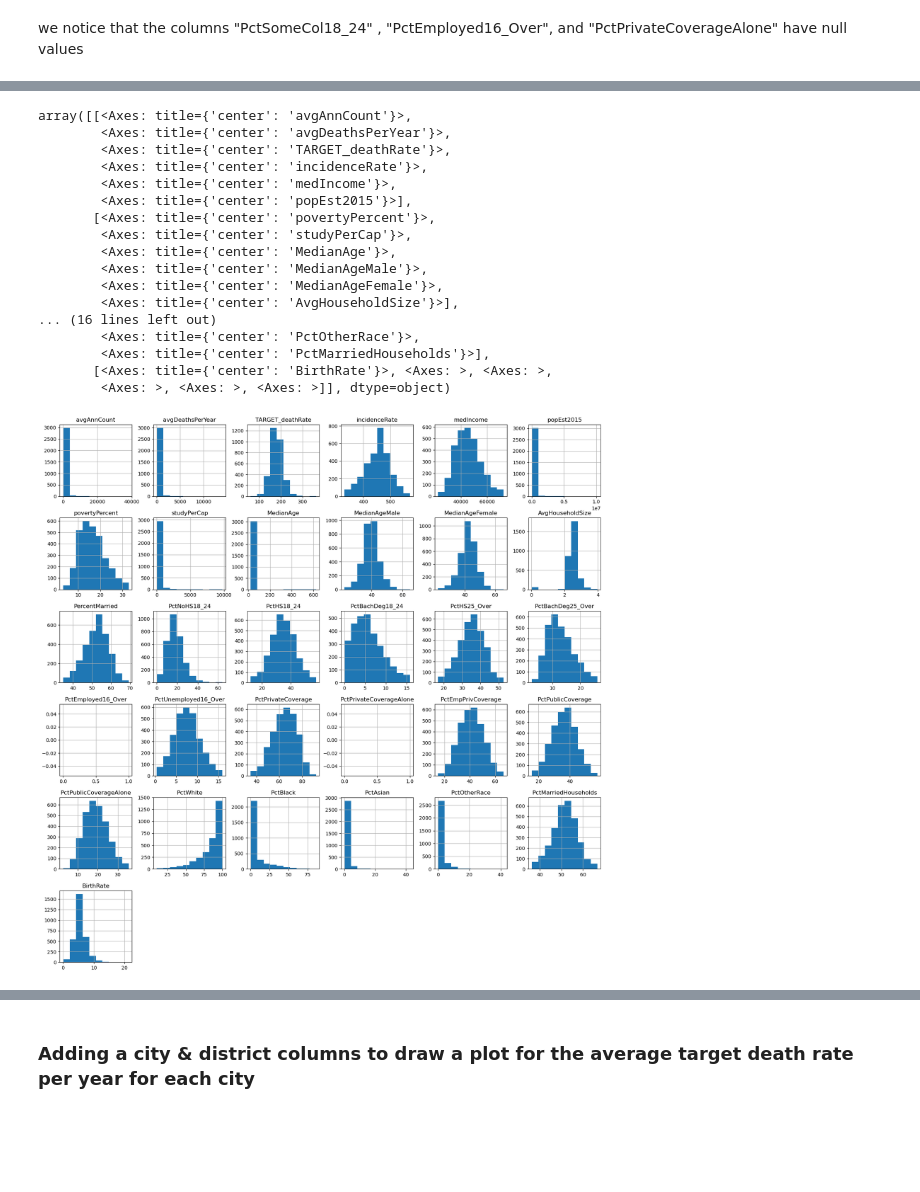
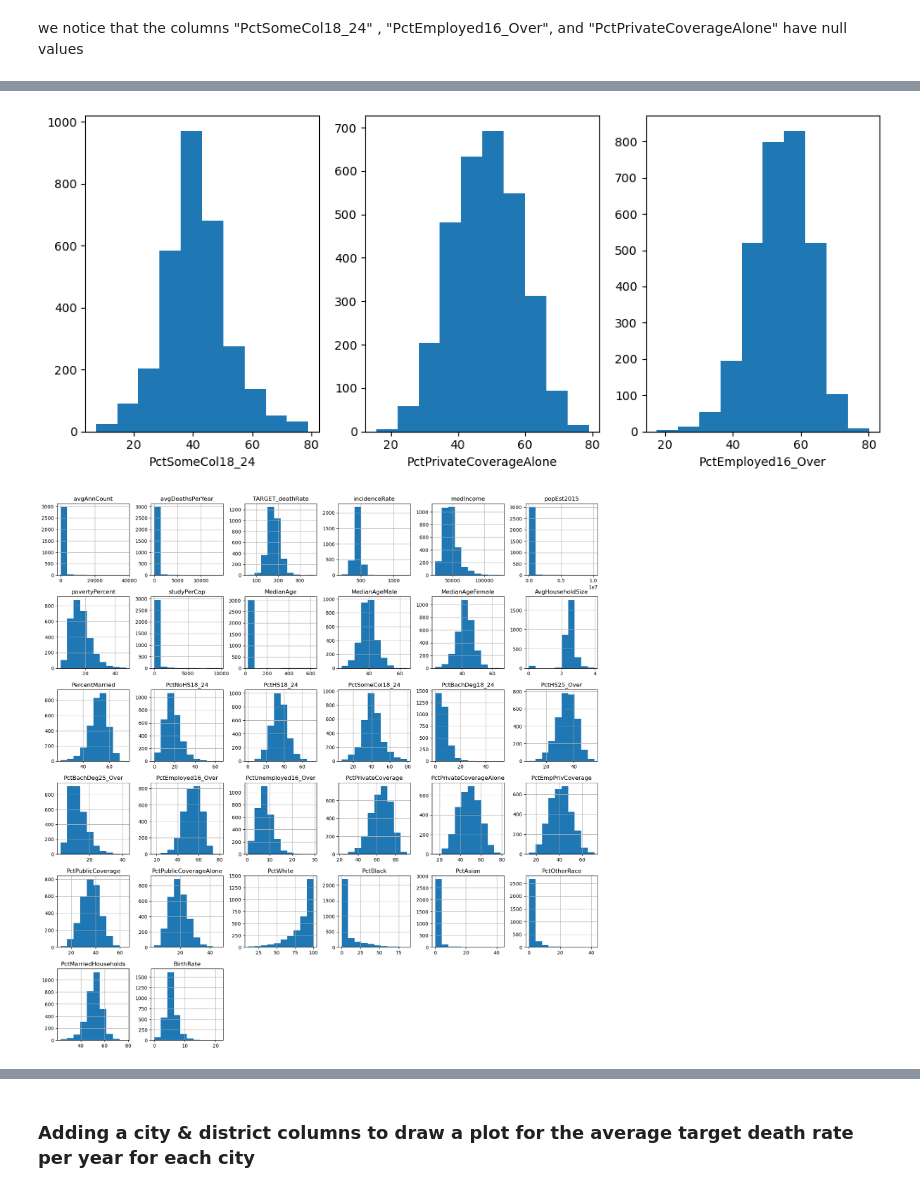
Before and after one commit to Medo072/Linear_Regression_cancer_model, a Jupyter notebook: Project.ipynb, the cells around one changed output, grey strips where cells are left out. Drawn from its saved outputs; the diff is of its cells as text; code cells hidden in the pictures; blank space fills up the shorter version.

```diff
--- a/Project.ipynb
+++ b/Project.ipynb
@@ -132,25 +142,24 @@ array([[<Axes: title={'center': 'avgAnnCount'}>,
+# %%
+fig, ax = plt.subplots(1, 3)
+fig.set_figwidth(12)
+ax[0].set_label("fill non values with 0s")
+ax[0].hist(DF['PctSomeCol18_24'].fillna(DF['PctSomeCol18_24'].ffill()))
+ax[0].set_xlabel('PctSomeCol18_24')
+ax[1].hist(DF['PctPrivateCoverageAlone'].fillna(DF['PctPrivateCoverageAlone'].ffill()))
+ax[1].set_xlabel('PctPrivateCoverageAlone')
+ax[2].hist(DF['PctEmployed16_Over'].fillna(DF['PctEmployed16_Over'].ffill()))
+ax[2].set_xlabel('PctEmployed16_Over')
+plt.show()
+# %% [output]
+[figure, added]
 # %%
-DF["PctSomeCol18_24"].fillna(DF["PctSomeCol18_24"].mean, inplace=True)
+DF["PctSomeCol18_24"] = DF["PctSomeCol18_24"].ffill()
+DF["PctEmployed16_Over"] = DF["PctEmployed16_Over"].ffill()
+DF['PctPrivateCoverageAlone'] = DF['PctPrivateCoverageAlone'].ffill()
 DF.hist(figsize=(20,20))
+plt.show()
 # %% [output]
-array([[<Axes: title={'center': 'avgAnnCount'}>,
-        <Axes: title={'center': 'avgDeathsPerYear'}>,
-        <Axes: title={'center': 'TARGET_deathRate'}>,
-        <Axes: title={'center': 'incidenceRate'}>,
-        <Axes: title={'center': 'medIncome'}>,
-        <Axes: title={'center': 'popEst2015'}>],
-       [<Axes: title={'center': 'povertyPercent'}>,
-        <Axes: title={'center': 'studyPerCap'}>,
-        <Axes: title={'center': 'MedianAge'}>,
-        <Axes: title={'center': 'MedianAgeMale'}>,
-        <Axes: title={'center': 'MedianAgeFemale'}>,
-        <Axes: title={'center': 'AvgHouseholdSize'}>],
-... (16 lines left out)
-        <Axes: title={'center': 'PctOtherRace'}>,
-        <Axes: title={'center': 'PctMarriedHouseholds'}>],
-       [<Axes: title={'center': 'BirthRate'}>, <Axes: >, <Axes: >,
-        <Axes: >, <Axes: >, <Axes: >]], dtype=object)
-[figure, old version]
+[figure, new version]
 # %%
 DF.info()
 # %% [output]
```
Also changed, not shown: parts of 26 cells of this notebook.
